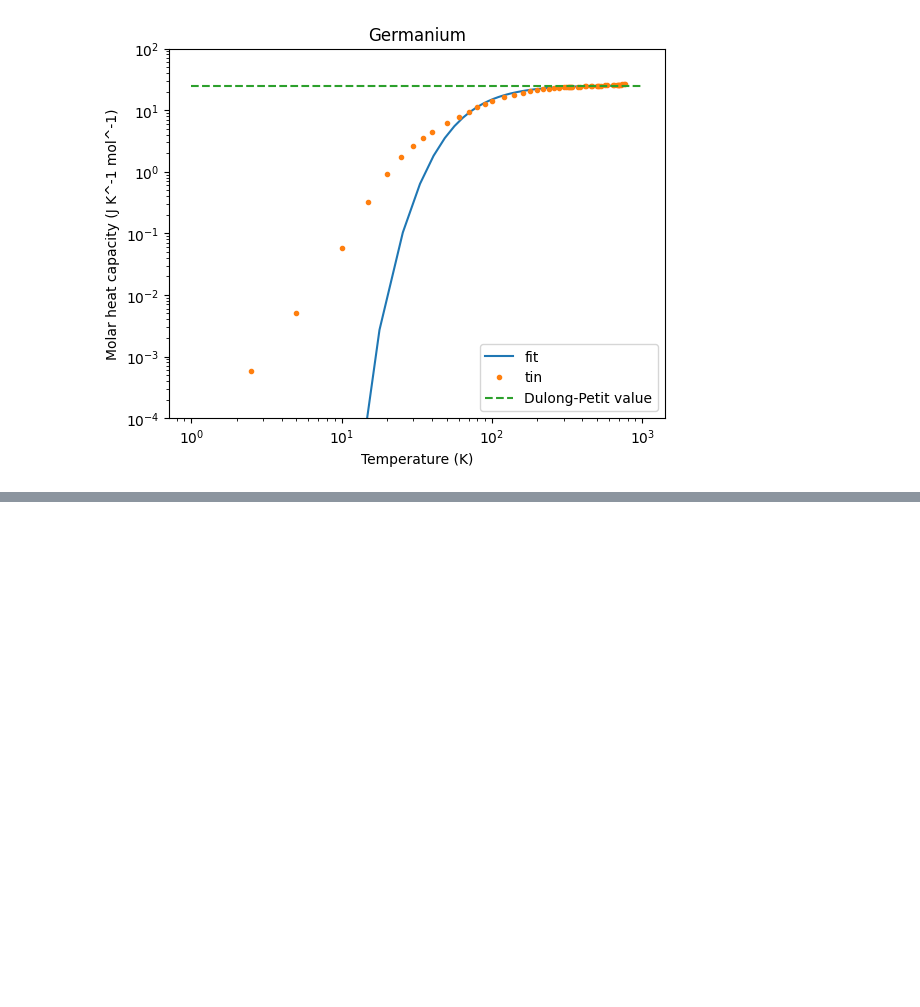
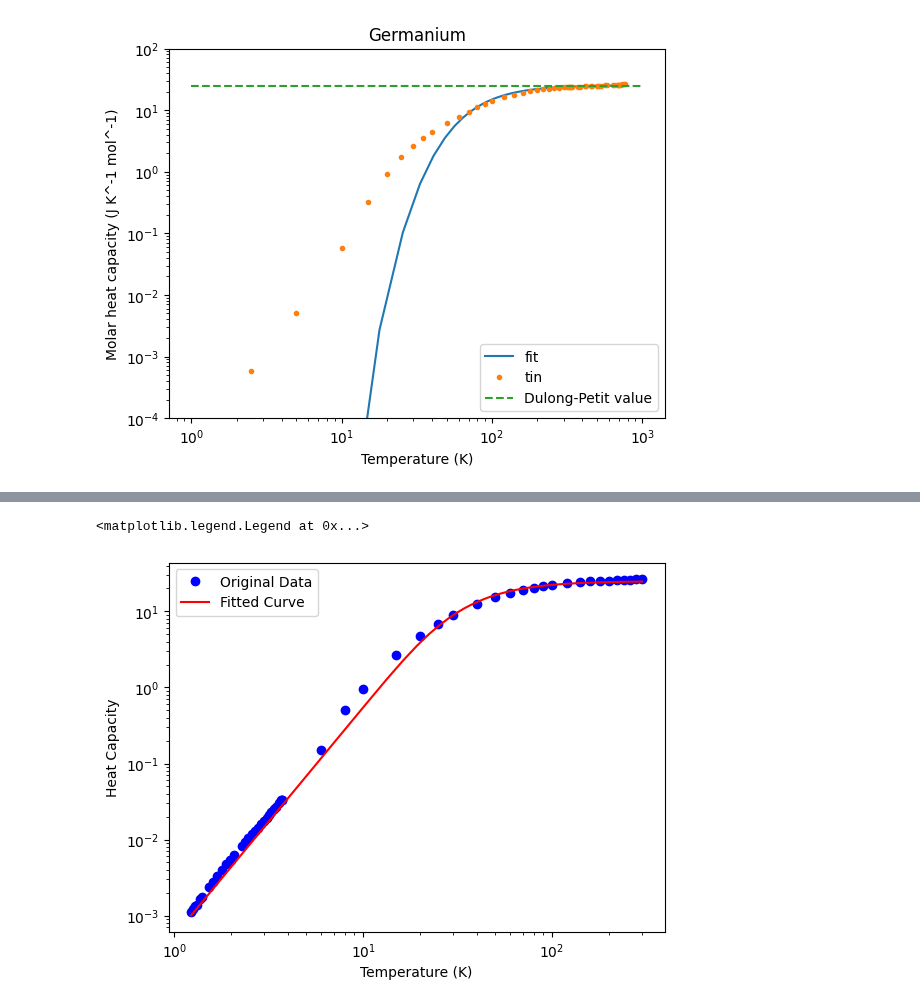
Before and after one commit to Clarke-Henshaw-Miles/extra, a Jupyter notebook: turtle_tree_colab.ipynb, the cells around one changed output, grey strips where cells are left out. Saved outputs shown, nothing was run; the diff lists cells and outputs as text; code cells hidden in the pictures; blank space fills up the shorter version.

```diff
--- a/turtle_tree_colab.ipynb
+++ b/turtle_tree_colab.ipynb
@@ -84,0 +92,16 @@ import sympy as sy
+# %%
+from inspect import Arguments
+def calculate_integral(function, lower_limit, upper_limit, *args):
+  result, error = integrate.quad(function, lower_limit, upper_limit, args=args)
+  return result
+
+def debye(theta_D, T):
+  x = theta_D/T
+  return x**4 * np.exp(x) / ((np.exp(x)-1)**2)
+
+R = 8.314472
+T = T_t
+#x = theta_D / T
+
+integral_result = calculate_integral(debye, 0, x, T)
+print(integral_result)
@@ -266,3 +291,64 @@ plt.legend()
 6.42872423657392
 <matplotlib.legend.Legend at 0x...>
 [figure]
+# %%
+import numpy as np
+import matplotlib.pyplot as plt
+from scipy.optimize import curve_fit
+from scipy.integrate import quad
+
+def integrand(x):
+    """
+    Integrand of the Debye model.
+    """
+    return x**4 * np.exp(x) / (np.exp(x) - 1)**2
+
+def debye_model(T, theta_D, C):
+    """
+    Debye model equation for heat capacity as a function of temperature.
+    T: Temperature (in Kelvin)
+    theta_D: Debye temperature (in Kelvin)
+    C: Constant
+    """
+    R = 8.314  # gas constant (J/(mol*K))
+    integral_value = np.zeros_like(T)  # Initialize integral values array
+
+    for i, t in enumerate(T):
+        integral_value[i], _ = quad(integrand, 0, theta_D / t)
+
+    return 9 * R * (T / theta_D)**3 * integral_value
+
+T_data = T_t
+C_data = C_t
+
+#coming up with a guess to compare curve fit to
+x_plot = np.linspace(min(T_t), max(T_t), num=100)
+p_guess = np.array([200,200])
+y_guess = debye_model(T_t, *p_guess)
+
+
+# Fit the Debye model to the data
+popt, pcov = curve_fit(debye_model, T_t, C_t, p_guess)
+
+print(popt[0])
+print(np.sqrt(pcov.diagonal()[0]))
+print(popt[1])
+print(np.sqrt(pcov.diagonal()[1]))
+
+
+y_fit = debye_model(x_plot, *popt)
+
+# Extract the optimized parameters
+#theta_D_opt, C_opt = popt
+
+
+# Generate curve using optimized parameters
+#C_fit = debye_model(T_data, theta_D_opt, C_opt)
+
+# Plot the original data and the fitted curve
+plt.loglog(T_t, C_t, 'bo', label='Original Data')
+plt.plot(x_plot, y_fit, 'r-', label='Fitted Curve')
+plt.xlabel('Temperature (K)')
+plt.ylabel('Heat Capacity')
+plt.legend()
+# %% [output]
@@ -268,0 +359,2 @@ plt.legend()
+<matplotlib.legend.Legend at 0x...>
+[figure, added]
```
Also changed, not shown: parts of 4 cells of this notebook.
